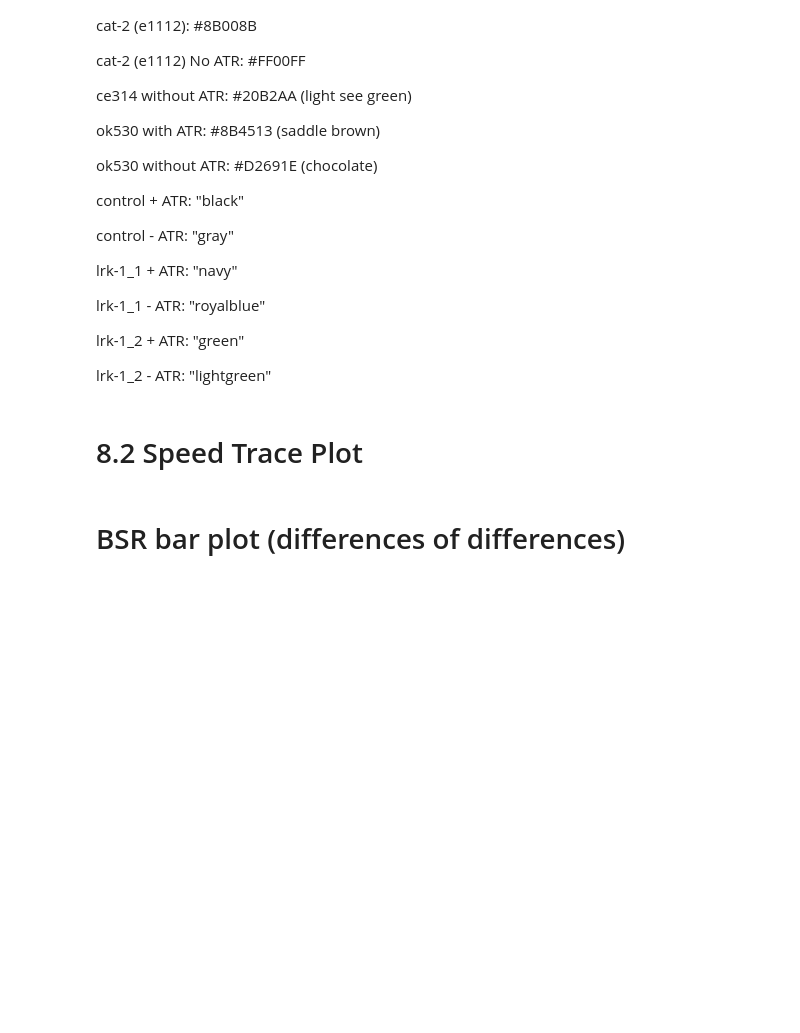
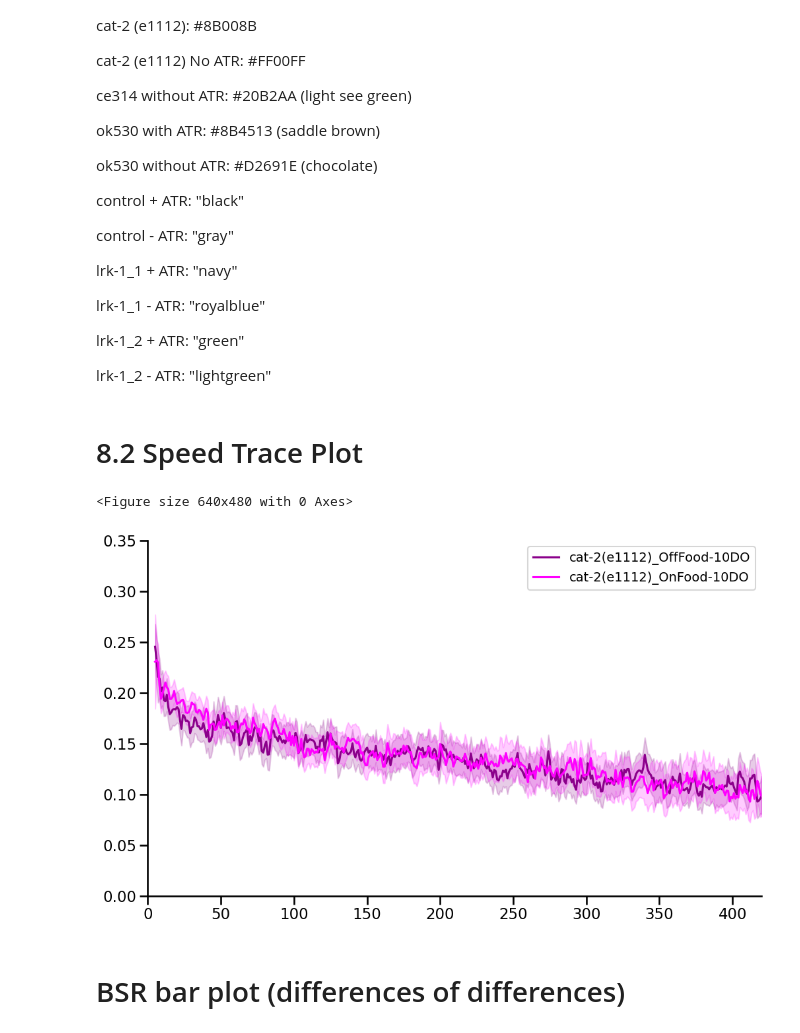
Before and after one commit to JosephLiangUBC/Joseph-Jupyter-Notebooks, a Jupyter notebook: SpeedTraceNoFoodOnFoodExptUpdated_V3.0.ipynb, the cells around one changed output. Cells and saved outputs as stored; diff of their text form; code cells hidden in the pictures; blank space fills up the shorter version.

```diff
--- a/SpeedTraceNoFoodOnFoodExptUpdated_V3.0.ipynb
+++ b/SpeedTraceNoFoodOnFoodExptUpdated_V3.0.ipynb
@@ -169,7 +196,7 @@ def ProcessData(strain): #<- an example of a user-defined function
 #             DF_Add["distance"]=resultS.cumsum()
 #             DF_Add = DF_Add.dropna()
             DF_Total = pd.concat((DF_Total, DF_Add), ignore_index = True)  #<- imports and cleans data
-        print(statement)
+        # print(statement)
 #         print(DF_Total)
     DF_Total = DF_Total.dropna(axis = 0) #<- more data cleaning
     DF_Total = DF_Total.rename( #<- more data cleaning
@@ -197,7 +224,7 @@ def ProcessData(strain): #<- an example of a user-defined function
     DF_Total['time_bin'] = pd.cut(DF_Total['time'], Bins, labels = Bins[1:])
     DF_Total['time_bin'] = DF_Total['time_bin'].astype(np.float64)
     DF_time_bin=DF_Total.groupby(["time_bin", "worm", "plate_id", "date"], as_index=False).mean()
-    DF_time_bin = DF_time_bin[(300 <= DF_time_bin["time_bin"])&(400 >= DF_time_bin["time_bin"])]
+    # DF_time_bin = DF_time_bin[(300 <= DF_time_bin["time_bin"])&(400 >= DF_time_bin["time_bin"])]
 
     # DF_time_bin=DF_Total.groupby(["date", "plate_id"], as_index=False).mean()
 #     print(DF_time_bin)
@@ -327,11 +423,15 @@ TotalConcatenated[["Genotype", "Treatment"]] = TotalConcatenated["Strain"].str.s
 TotalConcatenated=TotalConcatenated.dropna()
 TotalConcatenated = TotalConcatenated.rename(columns={'Strain': "Group"})
 TotalConcatenated = TotalConcatenated.reset_index(drop=True)
-TotalConcatenated = TotalConcatenated.replace('snb1-LRRK2(WT)','snb-1::LRRK2(WT)')
-TotalConcatenated = TotalConcatenated.replace('snb1-LRRK2(G2019S)','snb-1::LRRK2(G2019S)')
-TotalConcatenated = TotalConcatenated.replace('dat1-hSNCA(hSNCA)','dat-1::hSNCA')
+# TotalConcatenated = TotalConcatenated.replace('N2_OffFood','N2 Off-Food')
+# TotalConcatenated = TotalConcatenated.replace('N2_OnFood','N2 On-Food')
+# TotalConcatenated = TotalConcatenated.replace('cat-2(e1112)_OffFood','cat-2(e1112) Off-Food')
+# TotalConcatenated = TotalConcatenated.replace('cat-2(e1112)_OnFood','cat-2(e1112) On-Food')
+# TotalConcatenated = TotalConcatenated.replace('snb1-LRRK2(WT)','snb-1::LRRK2(WT)')
+# TotalConcatenated = TotalConcatenated.replace('snb1-LRRK2(G2019S)','snb-1::LRRK2(G2019S)')
+# TotalConcatenated = TotalConcatenated.replace('dat1-hSNCA(hSNCA)','dat-1::hSNCA')
 
-# TotalConcatenated.to_csv("/Users/Joseph/Desktop/BSR_Screen_baseline_output.csv")
-print(TotalConcatenated)
+TotalConcatenated.to_csv("BSR_baseline_output.csv")
+TotalConcatenated
 # print("done output")
 print('done step 7')
@@ -383,41 +489,49 @@ lrk-1_2 - ATR: "lightgreen"
 # %%
 # Setting viewing range for your graph
 top = 0.35
 bottom = 0
 left = 0
 right = 420
+xlabel = ""
+ylabel = ""
 
 sns.set_context("talk")
 plt.figure(linewidth = 2.5)
 plt.figure(figsize=(12,7))
 plt.gca().xaxis.grid(False)
 ax = sns.lineplot(x="time_bin",
              y="speed",
-             data = day5,
-             hue = 'Strain',
-             palette = ['black',
-                        'grey',
-                        # '#FF00FF',
-                        # '#8B008B',
+             data = TotalConcatenated,
+             hue = 'Group',
+             palette = [
+                #  'grey',
+                #         'black',
+                        '#8B008B',
+                        '#FF00FF',
+
                         # 'green',
                         # 'lightgreen',
                         # 'royalblue',
                         # 'lightblue',
                         # '#FFB5C5',
                         # '#CD6889',
                         # 'maroon',
                         # 'firebrick'
                        ])
-plt.xlabel("Time (s)")
-# plt.ylabel("Speed (mm/s)")
+plt.xlabel(xlabel)
+plt.ylabel(ylabel)
 # plt.title("Speed Trace")
-# plt.ylim(top = top)
+plt.ylim(top = top)
 plt.ylim(bottom = bottom)
 plt.xlim(left= left)
 plt.xlim(right = right)
-ax.legend(loc = 'upper right', fontsize = '10')
-# plt.savefig(f'Speed_Trace_{left}to{right}s.png', format='png', dpi=450)
+ax.legend(loc = 'upper right', fontsize = '14')
+sns.despine()
+plt.savefig(f'Speed_Trace_{left}to{right}s.png', format='png', dpi=450, bbox_inches='tight')
 plt.show()
+# %% [output]
+<Figure size 640x480 with 0 Axes>
+[figure, added]
 # %% [markdown]
 # BSR bar plot (differences of differences)
 # %% [markdown]
```
Also changed, not shown: parts of 27 cells of this notebook, 7 other files.
